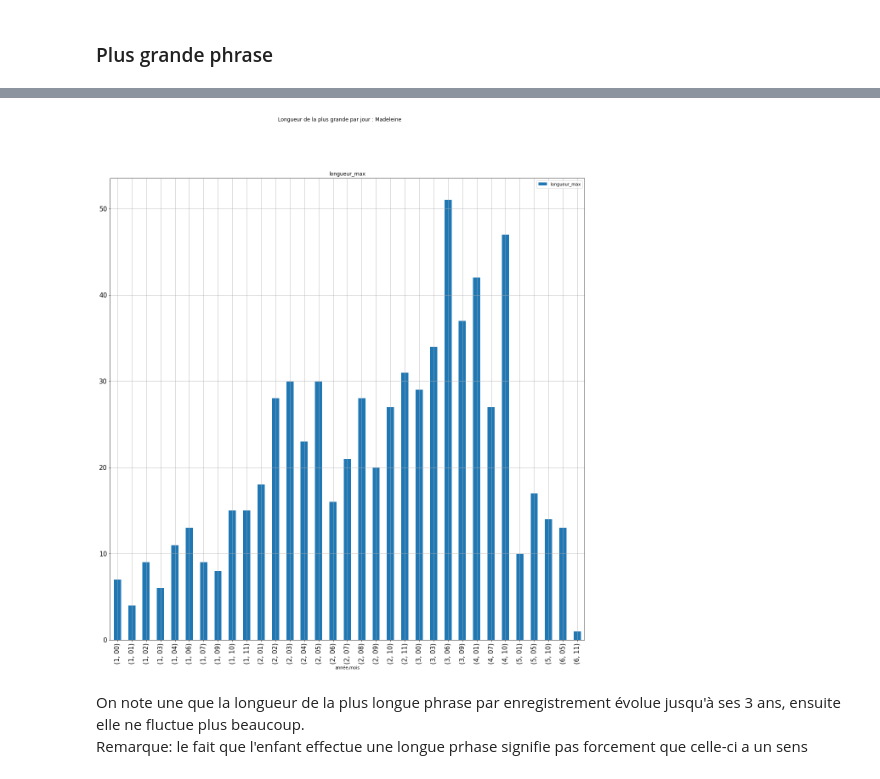
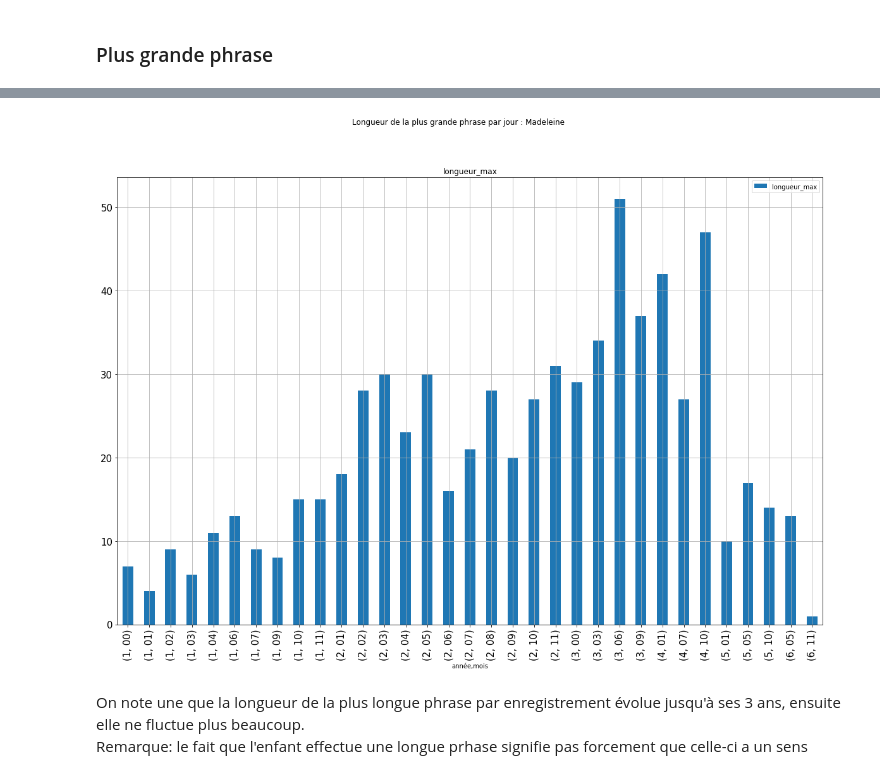
Before and after one commit to Marine27/TER, a Jupyter notebook: utilitaires/Traitement_donnees_madeleine.ipynb, the cells around one changed output, grey strips where cells are left out. Saved outputs shown, nothing was run; the diff lists cells and outputs as text; code cells hidden in the pictures.

```diff
--- a/utilitaires/Traitement_donnees_madeleine.ipynb
+++ b/utilitaires/Traitement_donnees_madeleine.ipynb
@@ -469,13 +352,13 @@ max_mot_pho_madeleine.unstack(level=1)
 # %%
 max_mot_pho_madeleine.plot(kind='bar',
                             subplots=True,
-                            figsize=(20, 20),
-                            title = 'Longueur de la plus grande par jour : Madeleine',
+                            figsize=(20, 13),
+                            title = 'Longueur de la plus grande phrase par jour : Madeleine',
                             fontsize = 15,
                             use_index = True,
                             grid=True);
 # %% [output]
-[figure, old version]
+[figure, new version]
 # %% [markdown]
 On note une que la longueur de la plus longue phrase par enregistrement évolue jusqu'à ses 3 ans, ensuite elle ne fluctue plus beaucoup. <br>
 Remarque: le fait que l'enfant effectue une longue prhase signifie pas forcement que celle-ci a un sens
```
Also changed, not shown: parts of 23 cells of this notebook, 6 other files.
